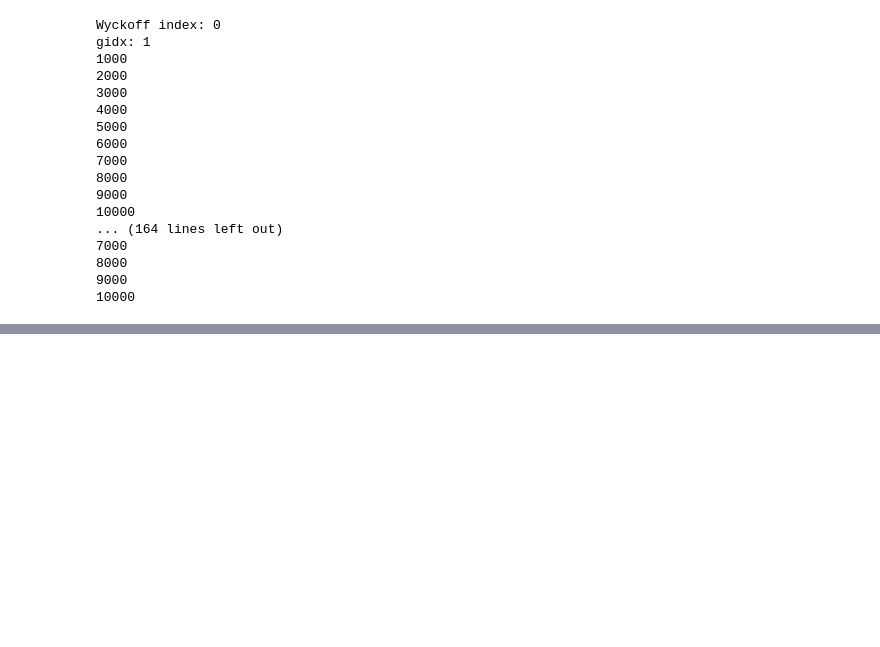
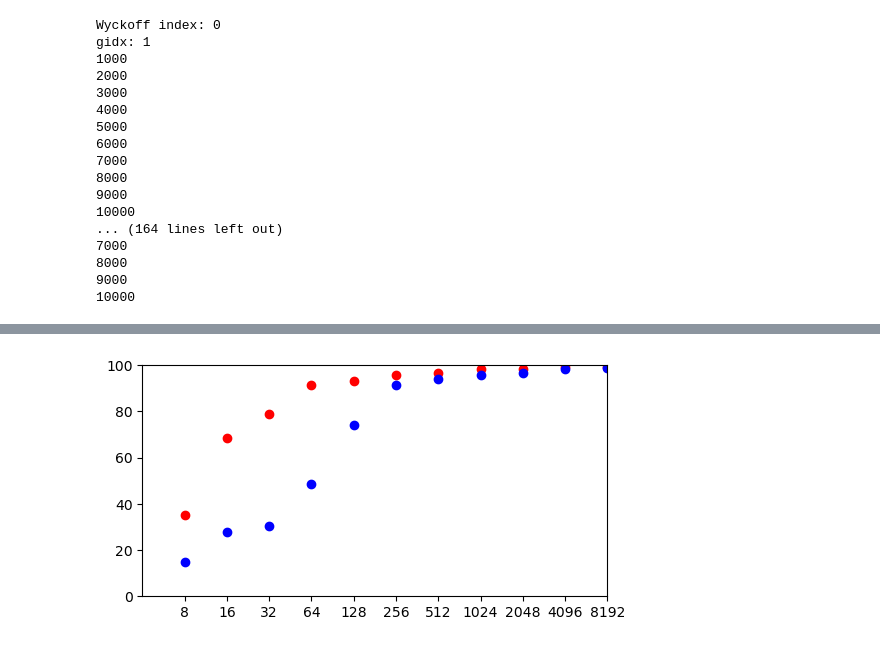
Before and after one commit to AliGhorashiCMT/Sparse-networks-for-topological-photonics, a Jupyter notebook: rectangular_lattices/small_datasets.ipynb, the cells around one changed output, grey strips where cells are left out. Cells and saved outputs as stored; diff of their text form; code cells hidden in the pictures; blank space fills up the shorter version.

```diff
--- a/rectangular_lattices/small_datasets.ipynb
+++ b/rectangular_lattices/small_datasets.ipynb
@@ -584,0 +205,35 @@ Train accuracy:  100.0  Test accuracy:  95.24
+# %%
+training_accs_aug = []
+testing_accs_aug = []
+
+for (training_input_aug, training_label_aug) in zip(training_inputs_aug, training_labels_aug):
+    print("Training input size: ", training_input_aug.shape)
+    print("Training label size: ", training_label_aug.shape)
+
+    dataset_kan = {}
+    nGs = 10
+    nGstart = 1
+
+    dataset_kan['train_input'] = training_input_aug[:, [*range(nGstart, nGs)]].to(device)
+    dataset_kan['train_label'] = training_label_aug.long().to(device)
+
+    # Put all data in test datasets
+    dataset_kan['test_input'] = input_data[:, [*range(nGstart, nGs)]].to(device)
+    dataset_kan['test_label'] = symmetry_data.long().to(device)
+
+    n_class = 16
+    if band_idx == 0:
+        n_class = 8
+    model = KAN(width=[9, 24, n_class], grid=5, k=1, seed=1, device=device)
+    lr = 1
+    def train_acc():
+        return torch.mean((torch.argmax(model(dataset_kan['train_input']), dim=1) == dataset_kan['train_label']).type(dtype))
+
+    def test_acc():
+        return torch.mean((torch.argmax(model(dataset_kan['test_input']), dim=1) == dataset_kan['test_label']).type(dtype))
+
+    results = model.fit(dataset_kan, opt="LBFGS", steps=100, metrics=(train_acc, test_acc), loss_fn=torch.nn.CrossEntropyLoss(), lr=lr);
+    model.attribute()
+    print("Train accuracy: ", round(results['train_acc'][-1]*100, 2),  " Test accuracy: ", round(results['test_acc'][-1]*100, 2))
+    training_accs_aug.append(round(results['train_acc'][-1]*100, 2))
+    testing_accs_aug.append(round(results['test_acc'][-1]*100, 2))
@@ -584,0 +307,10 @@ Train accuracy:  100.0  Test accuracy:  95.24
+# %%
+fig, ax = plt.subplots(figsize=(6, 3))
+plt.scatter(range(0, 11), testing_accs_aug, color="red")
+plt.scatter(range(0, 11), testing_accs_no_aug, color="blue")
+ax.set_ylim(0, 100)
+ax.set_xlim(-1, 10)
+ax.set_xticks(range(0, 11), [2**(x+3) for x in range(0, 11)] );
+plt.savefig("./figures/Augmentation_accuracy_increase.pdf")
+# %% [output]
+[figure, added]
```
Also changed, not shown: parts of 51 cells of this notebook.
